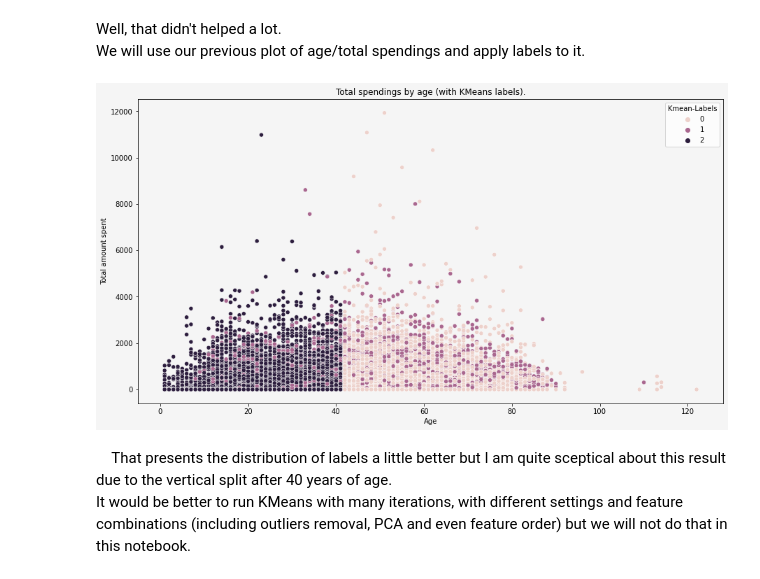
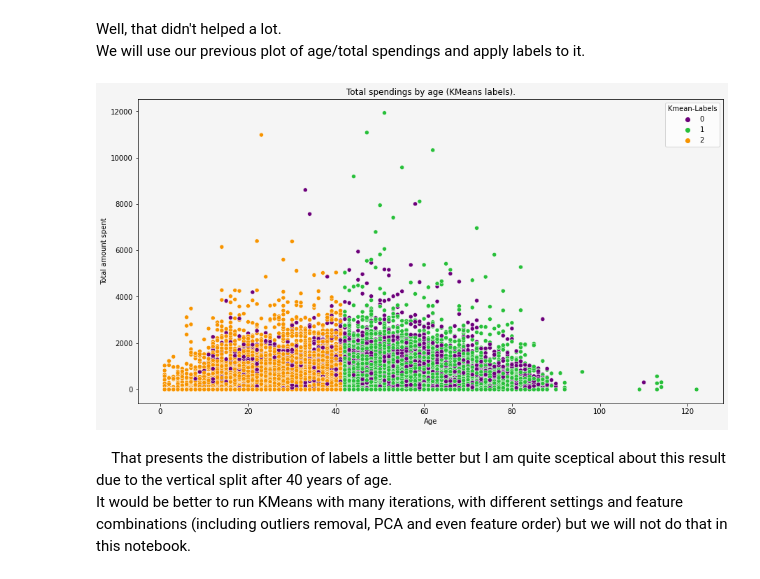
Before and after one commit to mmisiuda/Hotel-customers-EDA-and-segmentation., a Jupyter notebook: Hotel customer dataset EDA and clustering.ipynb, the cells around one changed output. Cells and saved outputs as stored; diff of their text form; code cells hidden in the pictures.

```diff
--- a/Hotel customer dataset EDA and clustering.ipynb
+++ b/Hotel customer dataset EDA and clustering.ipynb
@@ -652,15 +648,16 @@ We will use our previous plot of age/total spendings and apply labels to it.
 # %%
 fig, ax = plt.subplots(figsize=(15, 8))
 fig.set_facecolor('#F5F5F5')
 
-sns.scatterplot(x=df['Age'], y=df['TotalRevenue'], hue=df['Kmean-Labels'])
+palette = ['#6c007a', '#28bf3a', '#f79400']
+sns.scatterplot(x=df['Age'], y=df['TotalRevenue'], hue=df['Kmean-Labels'], palette=palette)
 ax.set_facecolor('#F5F5F5')
 ax.set_xlabel('Age')
 ax.set_ylabel('Total amount spent')
-plt.title('Total spendings by age (with KMeans labels).')
+plt.title('Total spendings by age (KMeans labels).')
 plt.show()
 # %% [output]
-[figure, old version]
+[figure, new version]
 # %% [markdown]
 &emsp;That presents the distribution of labels a little better but I am quite sceptical about this result due to the vertical split after 40 years of age.<br> It would be better to run KMeans with many iterations, with different settings and feature combinations (including outliers removal, PCA and even feature order) but we will not do that in this notebook.
 # %% [markdown]
```
Also changed, not shown: parts of 34 cells of this notebook.
